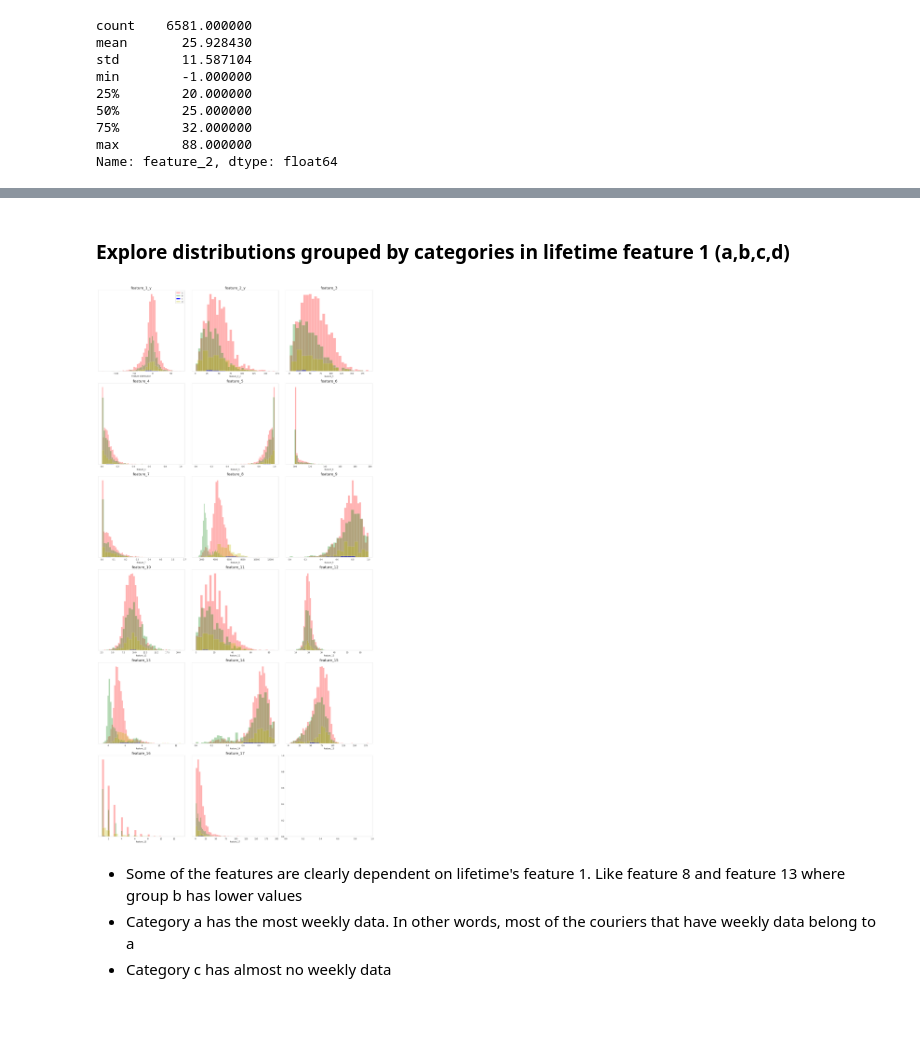
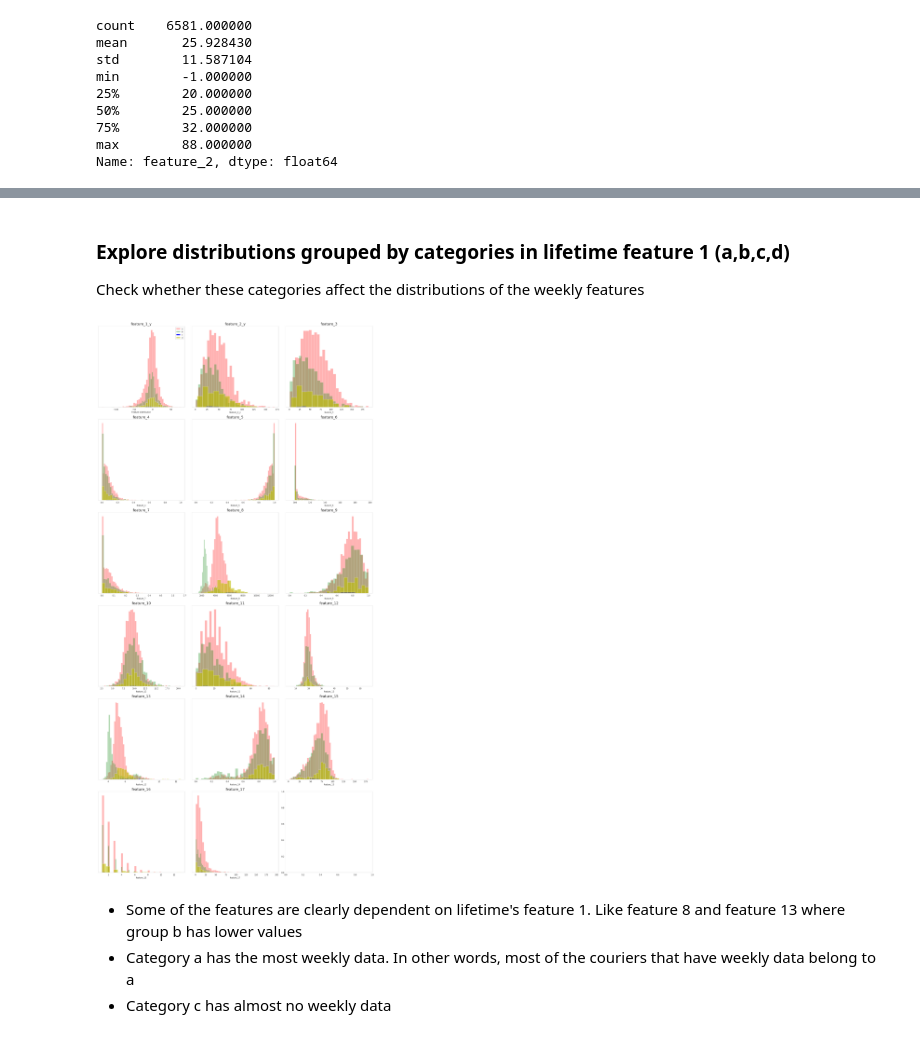
Before and after one commit to vitalv/courier, a Jupyter notebook: courier.ipynb, the cells around one changed output, grey strips where cells are left out. Saved outputs shown, nothing was run; the diff lists cells and outputs as text; code cells hidden in the pictures.

```diff
--- a/courier.ipynb
+++ b/courier.ipynb
@@ -66,6 +68,7 @@ weekly[weekly.columns[2:]].describe()
 | max | 77.000000 | 169.000000 | 189.000000 | 1.000000 | 1.000000 | 197.739100 | 0.666700 | 12593.900000 | 1.000000 | ... |
 # %% [markdown]
 ### Explore distributions grouped by categories in lifetime feature 1 (a,b,c,d)
+Check whether these categories affect the distributions of the weekly features
 # %%
 #1st find couriers that do have weekly data to inspect the distributions
 merge = pd.merge(lifetime, weekly, on='courier', how='right') #.to_csv('merge.csv')
@@ -75,31 +78,31 @@ merge_all = pd.merge(lifetime, weekly, on='courier', how='left') #.to_csv('merge
 # %%
 a = merge.loc[merge.feature_1_x=='a']
 b = merge.loc[merge.feature_1_x=='b']
 c = merge.loc[merge.feature_1_x=='c']
 d = merge.loc[merge.feature_1_x=='d']
 
 weekly_features = merge.columns[4:]
 
 fig, axes = plt.subplots(6, 3, figsize=(20,40))
 
 ax = axes.flatten() #ravel()
 
 for i in range(len(weekly_features)):
     sb.distplot(a[weekly_features[i]], ax=ax[i], color='r', hist_kws={'alpha':0.3}, kde=False, norm_hist=False)
     sb.distplot(b[weekly_features[i]], ax=ax[i], color='g', hist_kws={'alpha':0.3}, kde=False, norm_hist=False)
     sb.distplot(c[weekly_features[i]], ax=ax[i], color='b', hist_kws={'alpha':0.9}, kde=False, norm_hist=False)
-    sb.distplot(d[weekly_features[i]], ax=ax[i], color='y', hist_kws={'alpha':0.3}, kde=False, norm_hist=False)
+    sb.distplot(d[weekly_features[i]], ax=ax[i], color='y', hist_kws={'alpha':0.6}, kde=False, norm_hist=False)
     ax[i].set_title(weekly_features[i], fontsize=18)
     ax[i].set_yticks(())
 
 ax[0].set_xlabel("Feature distribution")
 ax[0].legend(["a", "b", "c", "d"], loc="best")
 fig.tight_layout()
 
 
 plt.show()
 # %% [output]
-[figure, old version]
+[figure, new version]
 # %% [markdown]
 * Some of the features are clearly dependent on lifetime's feature 1. Like feature 8 and feature 13 where group b has lower values
 * Category a has the most weekly data. In other words, most of the couriers that have weekly data belong to a
```
Also changed, not shown: parts of 47 cells of this notebook, 1 other file.
